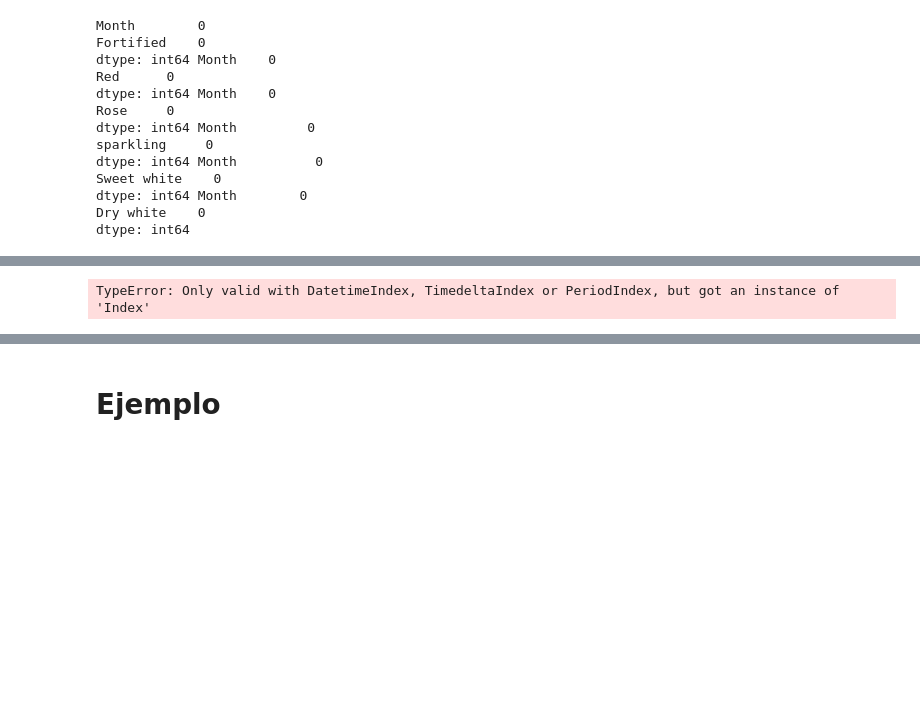
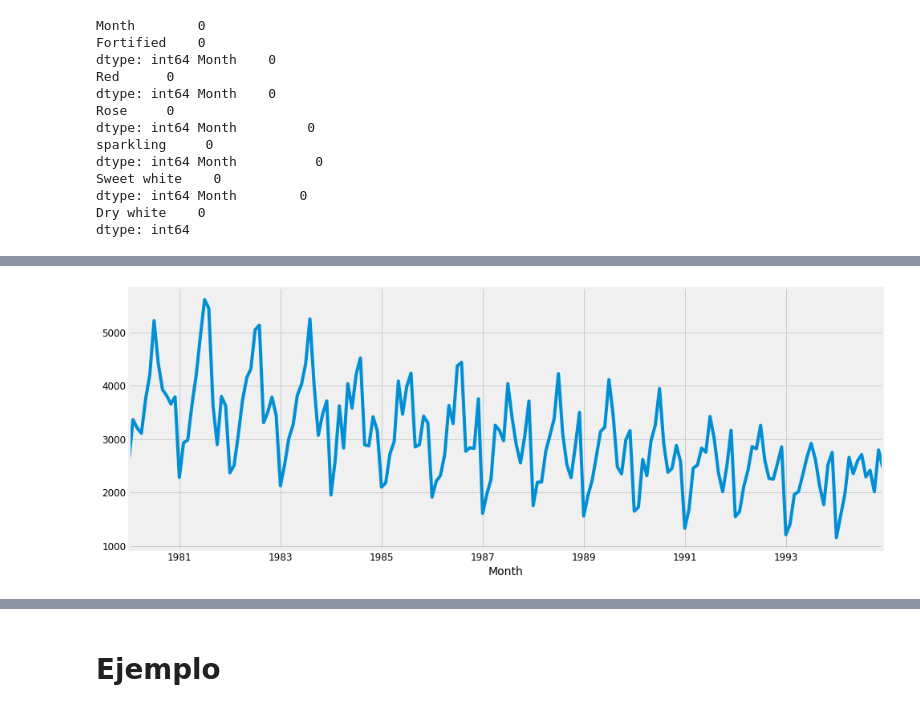
Before and after one commit to DiegoPincheiraIb/EL5206_Assignments, a Jupyter notebook: Forecast/Serie Temporal.ipynb, the cells around one changed output, grey strips where cells are left out. Drawn from its saved outputs; the diff is of its cells as text; code cells hidden in the pictures; blank space fills up the shorter version.

```diff
--- a/Forecast/Serie Temporal.ipynb
+++ b/Forecast/Serie Temporal.ipynb
@@ -84,0 +60,4 @@ Index(['Apr-80', 'Apr-81', 'Apr-82', 'Apr-83', 'Apr-84', 'Apr-85', 'Apr-86',
+# %%
+fortified['Month'] = pd.to_datetime(fortified['Month'])
+fortified = fortified.set_index('Month')
+fortified.index
@@ -85,4 +73,7 @@ Index(['Apr-80', 'Apr-81', 'Apr-82', 'Apr-83', 'Apr-84', 'Apr-85', 'Apr-86',
 # %%
-y = fortified['Fortified'].resample('M').mean()
+y_fortified = fortified['Fortified'].resample('MS').mean()
-# %% [output]
-TypeError: Only valid with DatetimeIndex, TimedeltaIndex or PeriodIndex, but got an instance of 'Index'
+# %%
+y_fortified.plot(figsize=(15, 6))
+plt.show()
+# %% [output]
+[figure, added]
```
Also changed, not shown: parts of 48 cells of this notebook.
